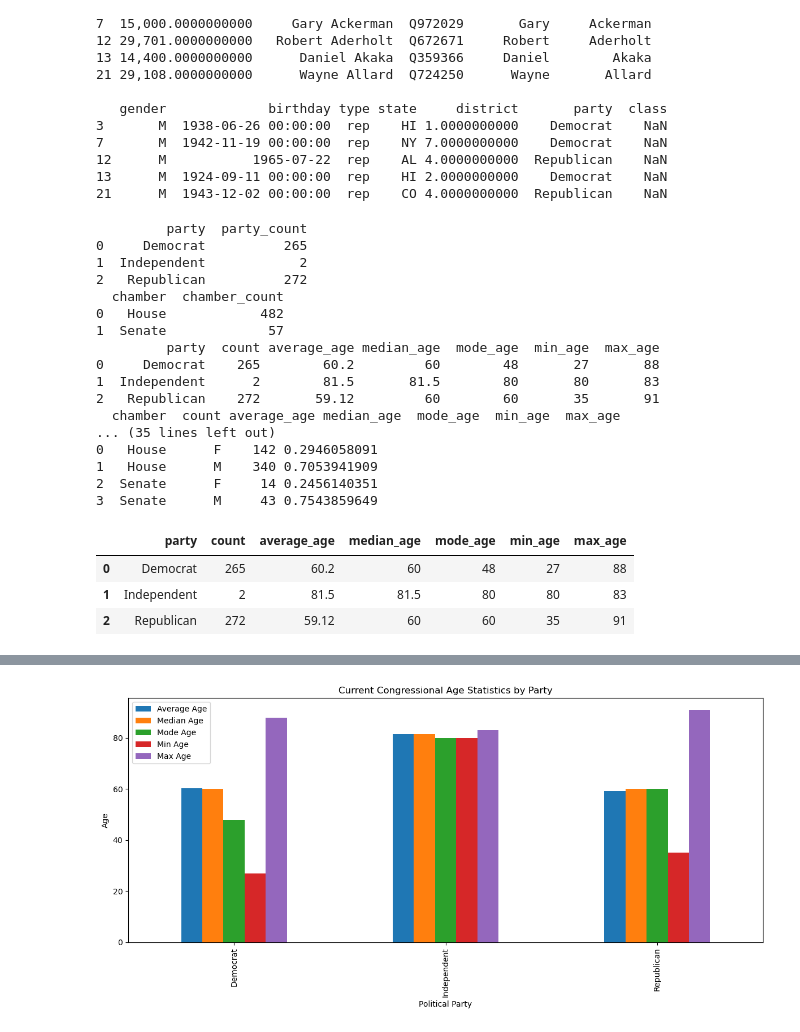
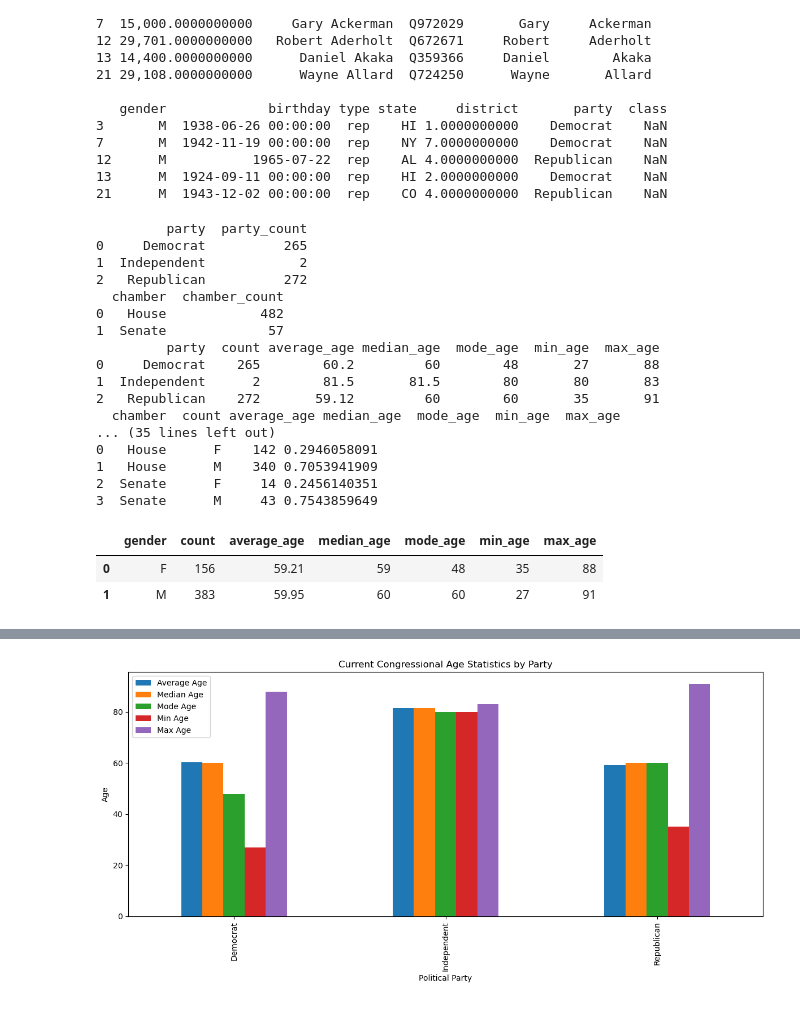
Before and after one commit to UC-Berkeley-I-School/project2_tom_quach_krishnan_adelman, a Jupyter notebook: DataLoad.ipynb, the cells around one changed output, grey strips where cells are left out. Cells and saved outputs as stored; diff of their text form; code cells hidden in the pictures.

Commit message:
gender add

```diff
--- a/DataLoad.ipynb
+++ b/DataLoad.ipynb
@@ -422,35 +422,34 @@ print(inc_age_gender)
 # Age Stats By All
 inc_age_all = age_by_all(grouped_incumbent)
 print(inc_age_all)
 
 # Gender by Party
 inc_gender_party = gender_by_party(grouped_incumbent)
 print(inc_gender_party)
 
 # Gender by Chamber
 inc_gender_chamber = gender_by_chamber(grouped_incumbent)
 print(inc_gender_chamber)
 
-inc_age_party
+inc_age_gender
 # %% [output]
          party  party_count
 0     Democrat          265
 1  Independent            2
 2   Republican          272
   chamber  chamber_count
 0   House            482
 1  Senate             57
          party  count average_age median_age  mode_age  min_age  max_age
 0     Democrat    265        60.2         60        48       27       88
 1  Independent      2        81.5       81.5        80       80       83
 2   Republican    272       59.12         60        60       35       91
   chamber  count average_age median_age  mode_age  min_age  max_age
 ... (35 lines left out)
 0   House      F    142 0.2946058091
 1   House      M    340 0.7053941909
 2  Senate      F     14 0.2456140351
 3  Senate      M     43 0.7543859649
-|  | party | count | average_age | median_age | mode_age | min_age | max_age |
-| 0 | Democrat | 265 | 60.2 | 60 | 48 | 27 | 88 |
-| 1 | Independent | 2 | 81.5 | 81.5 | 80 | 80 | 83 |
-| 2 | Republican | 272 | 59.12 | 60 | 60 | 35 | 91 |
+|  | gender | count | average_age | median_age | mode_age | min_age | max_age |
+| 0 | F | 156 | 59.21 | 59 | 48 | 35 | 88 |
+| 1 | M | 383 | 59.95 | 60 | 60 | 27 | 91 |
```
Also changed, not shown: parts of 1 cell of this notebook.
